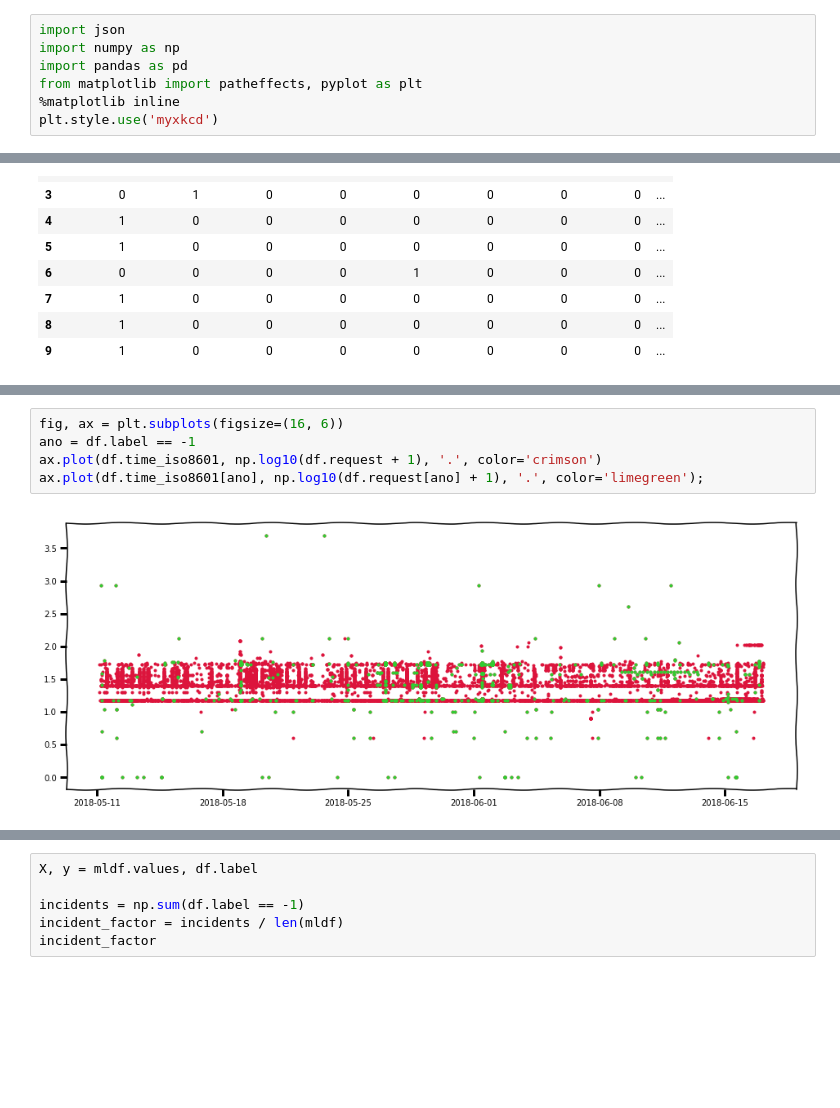
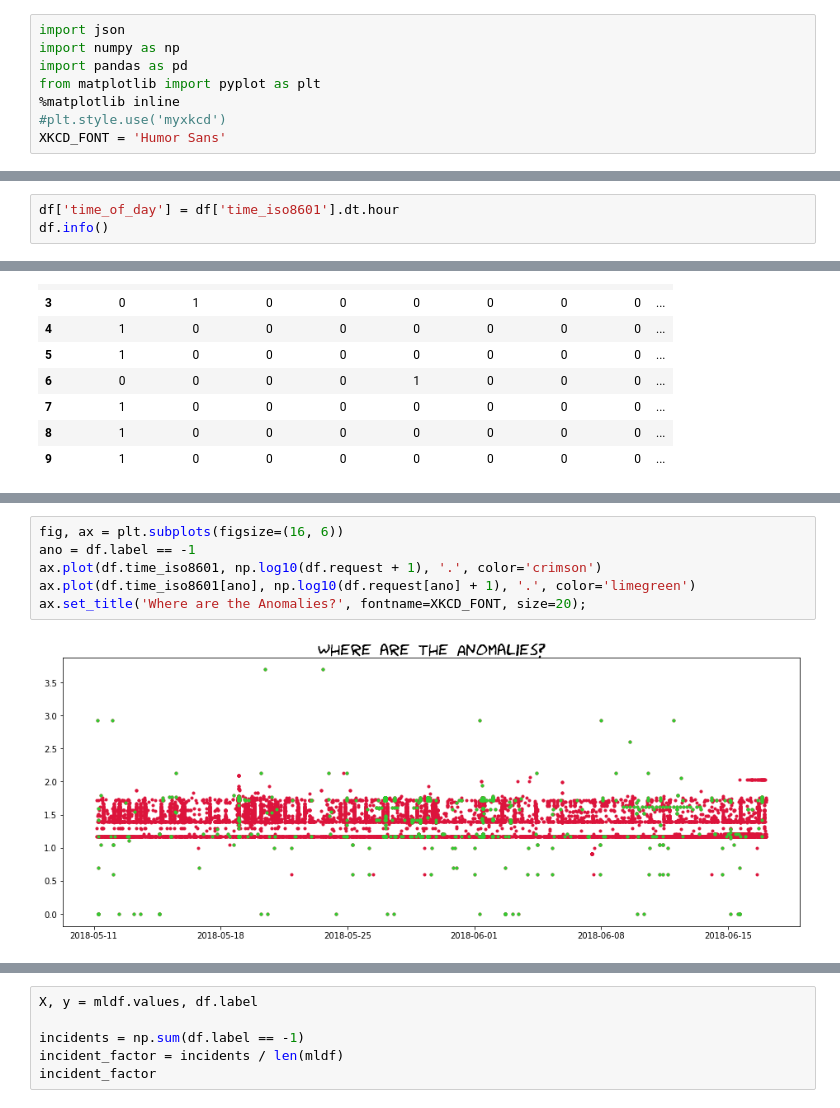
Before and after one commit to grochmal/pycon, a Jupyter notebook: anomaly-detection/ad-talk.ipynb, the cells around one changed output, grey strips where cells are left out. Drawn from its saved outputs; the diff is of its cells as text; blank space fills up the shorter version.

```diff
--- a/anomaly-detection/ad-talk.ipynb
+++ b/anomaly-detection/ad-talk.ipynb
@@ -71,9 +121,10 @@ This leads us to one way of understanding anomalies: as a time-series.
 import json
 import numpy as np
 import pandas as pd
-from matplotlib import patheffects, pyplot as plt
+from matplotlib import pyplot as plt
 %matplotlib inline
-plt.style.use('myxkcd')
+#plt.style.use('myxkcd')
+XKCD_FONT = 'Humor Sans'
 # %% [markdown]
 ![the-data.svg](attachment:the-data.svg)
 
@@ -283,0 +425,3 @@ Index(['bytes_sent', 'content_type', 'gzip_ratio', 'host', 'http_referer',
+# %%
+df['time_of_day'] = df['time_iso8601'].dt.hour
+df.info()
@@ -338,7 +512,8 @@ fig.subplots_adjust(wspace=0.2, hspace=0.5)
 # %%
 fig, ax = plt.subplots(figsize=(16, 6))
 ano = df.label == -1
 ax.plot(df.time_iso8601, np.log10(df.request + 1), '.', color='crimson')
-ax.plot(df.time_iso8601[ano], np.log10(df.request[ano] + 1), '.', color='limegreen');
+ax.plot(df.time_iso8601[ano], np.log10(df.request[ano] + 1), '.', color='limegreen')
+ax.set_title('Where are the Anomalies?', fontname=XKCD_FONT, size=20);
 # %% [output]
-[figure, old version]
+[figure, new version]
```
Also changed, not shown: parts of 72 cells of this notebook.
